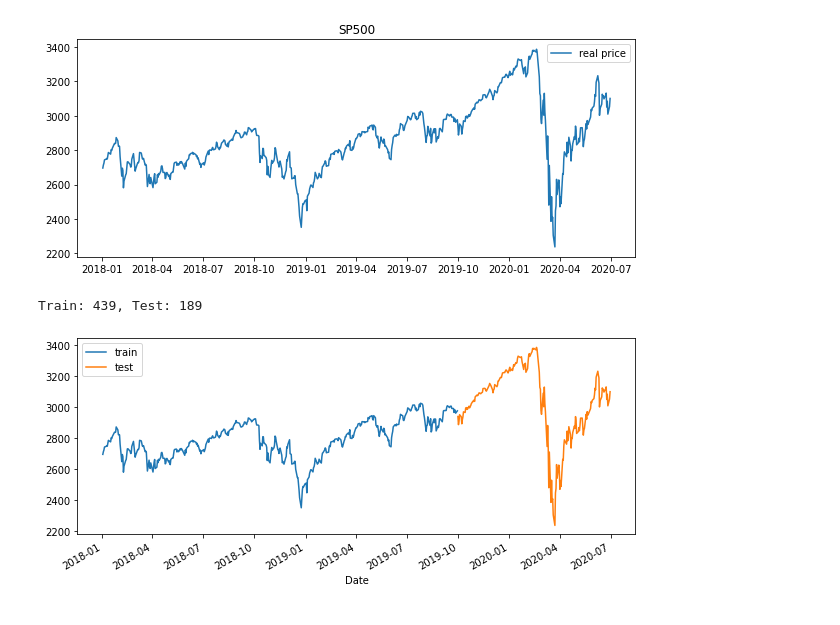
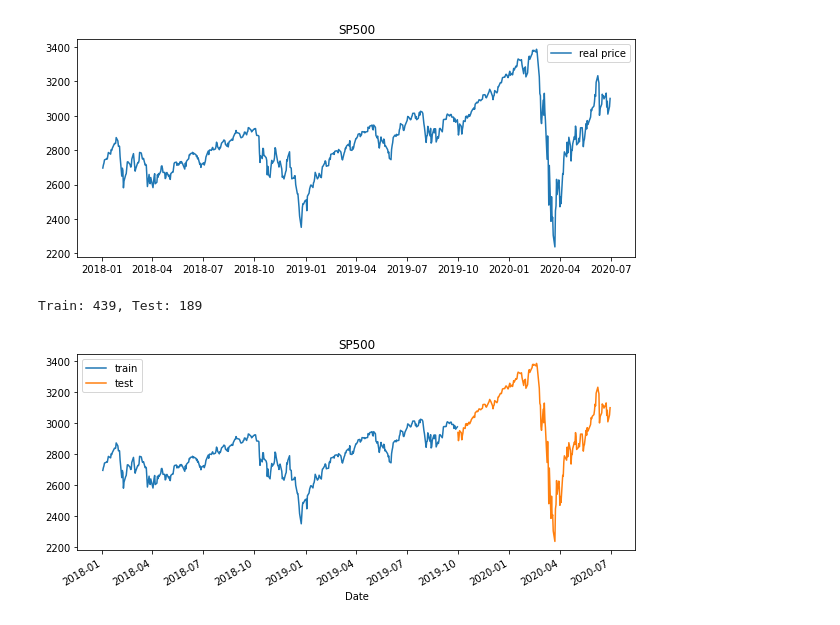
Before and after one commit to jbogocz/arima_garch, a Jupyter notebook: garch.ipynb, the cells around one changed output. Drawn from its saved outputs; the diff is of its cells as text; code cells hidden in the pictures.

```diff
--- a/garch.ipynb
+++ b/garch.ipynb
@@ -56,19 +56,20 @@ plt.show()
 # %%
 # Train test split
 def train_test_split(X, size=0.7):
     train = X[:int(X.shape[0]*size)]
     test = X[int(X.shape[0]*size):]
     return train, test
 
 train, test = train_test_split(X=df['Close'], size=0.7)
 print(f'Train: {len(train)}, Test: {len(test)}')
 
 # Plot train & test datasets
 fig, ax = plt.subplots(figsize=(10,4))
 train.plot(ax=ax, label='train')
 test.plot(ax=ax, label='test')
+plt.title('SP500')
 ax.legend()
 plt.show()
 # %% [output]
 Train: 439, Test: 189
-[figure, old version]
+[figure, new version]
```
Also changed, not shown: parts of 2 cells of this notebook.
